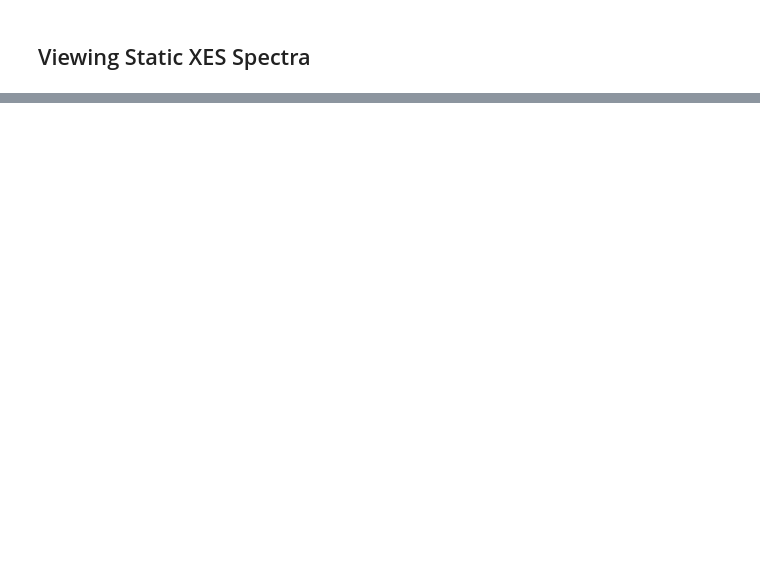
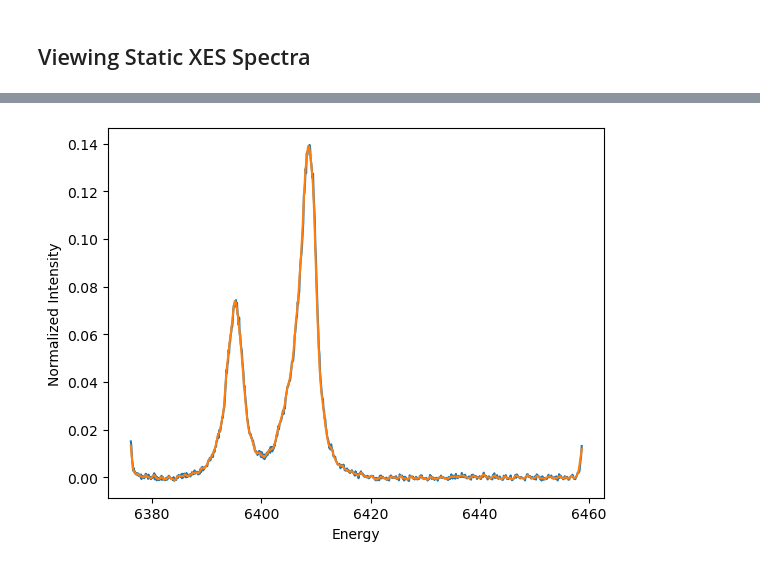
Before and after one commit to lg345/XSpect, a Jupyter notebook: XSpect_XES_mfxl1015522.ipynb, the cells around one changed output, grey strips where cells are left out. Cells and saved outputs as stored; diff of their text form; code cells hidden in the pictures; blank space fills up the shorter version.

```diff
--- a/XSpect_XES_mfxl1015522.ipynb
+++ b/XSpect_XES_mfxl1015522.ipynb
@@ -91,3 +99,17 @@ with open(f'analysis_{str(xes.runs)}.pkl', 'wb') as f:
+# %%
+v.smoothed = signal.savgol_filter(v.normalized, window_length=10, polyorder=2, mode="nearest")
+plt.plot(v.energy,v.normalized)
+plt.plot(v.energy,v.smoothed)
+plt.xlabel('Energy')
+plt.ylabel('Normalized Intensity')
+
+#Pickles data and analysis files based on above code
+with open(f'data_{str(xes.runs)}.pkl', 'wb') as f:
+    pickle.dump(xes, f)
+with open(f'analysis_{str(xes.runs)}.pkl', 'wb') as f:
+    pickle.dump(v, f)
+# %% [output]
+[figure, added]
 # %%
 print(f'First Moment: {xes.first_moment}')
 print(f'FWHM: {xes.fwhm}')
```
Also changed, not shown: parts of 12 cells of this notebook, 5 other files.
